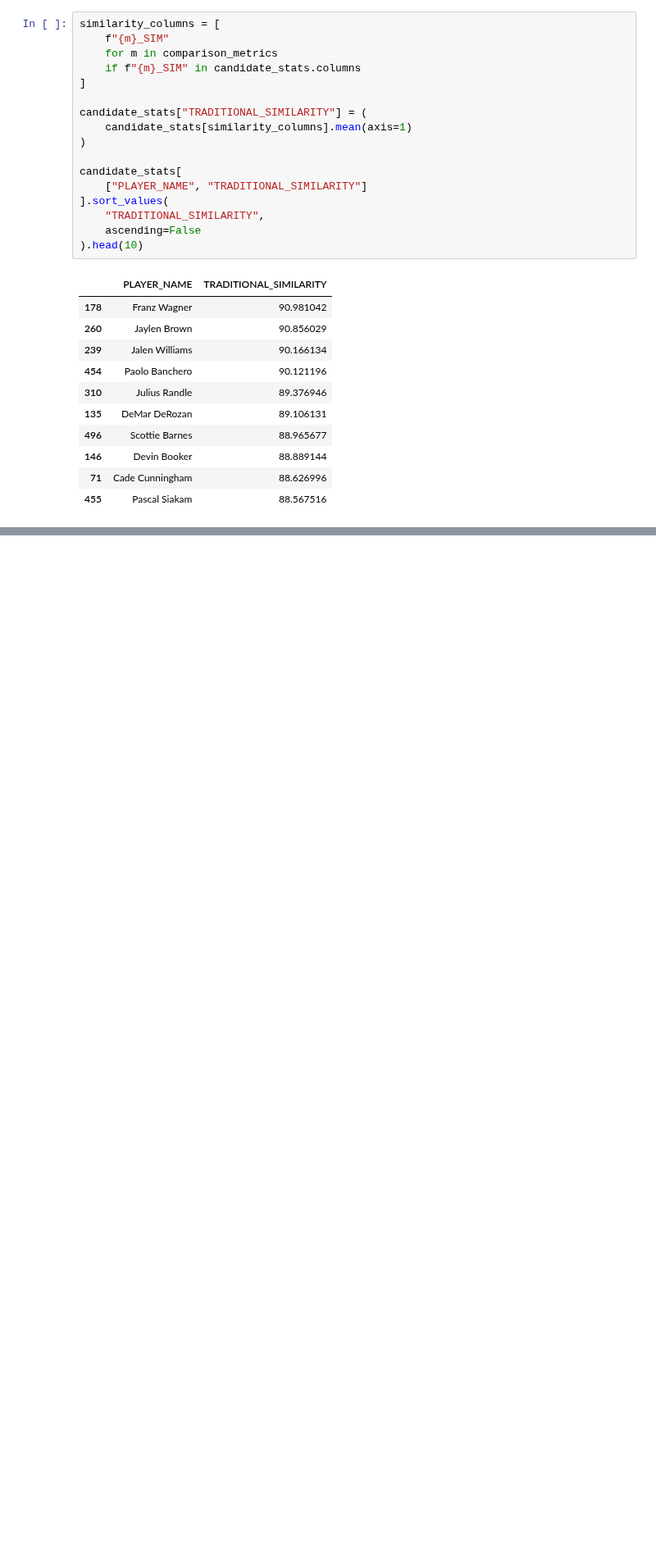
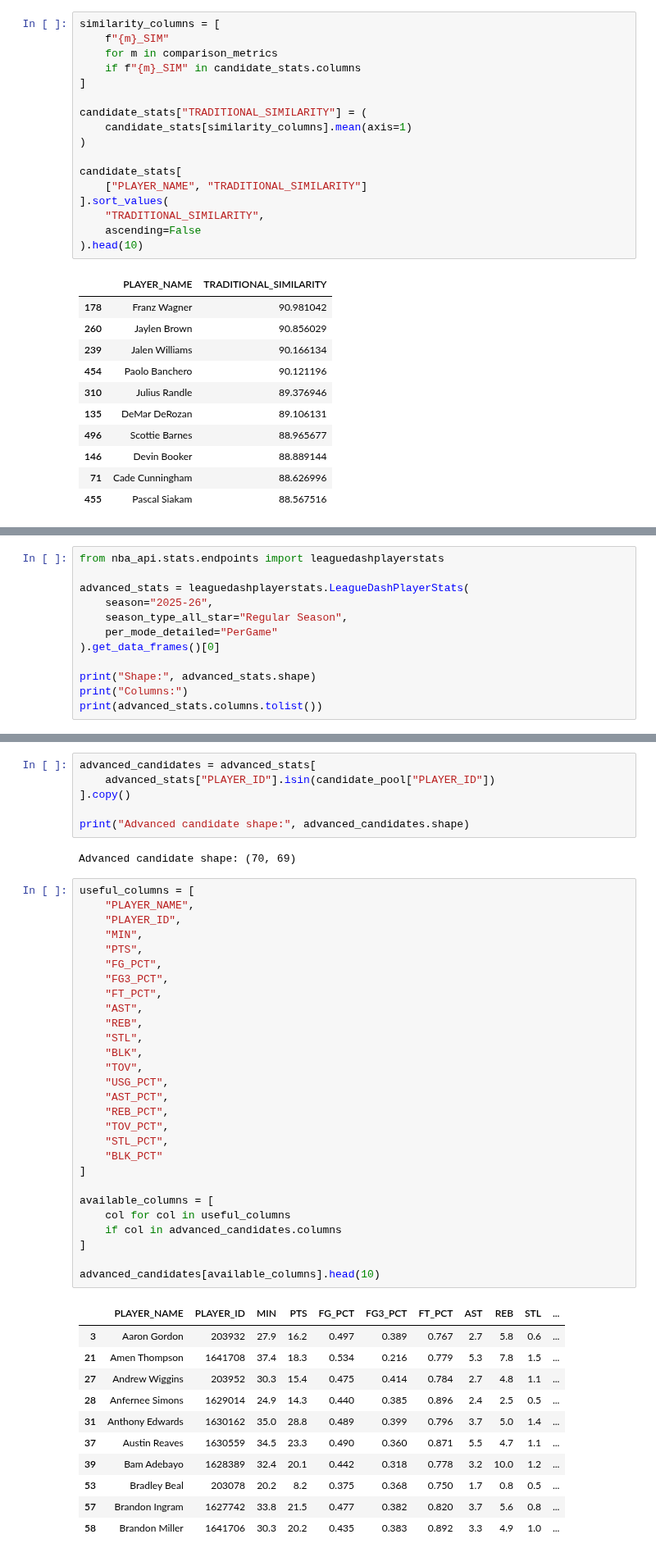
Before and after one commit to bo-aryan/kobe-similarity-analysis, a Jupyter notebook: notebooks/day03_kobe_reference.ipynb, the cells around one changed output, grey strips where cells are left out. Shown at 82% size. Saved outputs shown, nothing was run; the diff lists cells and outputs as text; blank space fills up the shorter version.

```diff
--- a/notebooks/day03_kobe_reference.ipynb
+++ b/notebooks/day03_kobe_reference.ipynb
@@ -656,0 +775,12 @@ candidate_stats[
+# %%
+from nba_api.stats.endpoints import leaguedashplayerstats
+
+advanced_stats = leaguedashplayerstats.LeagueDashPlayerStats(
+    season="2025-26",
+    season_type_all_star="Regular Season",
+    per_mode_detailed="PerGame"
+).get_data_frames()[0]
+
+print("Shape:", advanced_stats.shape)
+print("Columns:")
+print(advanced_stats.columns.tolist())
@@ -656,0 +791,48 @@ candidate_stats[
+# %%
+advanced_candidates = advanced_stats[
+    advanced_stats["PLAYER_ID"].isin(candidate_pool["PLAYER_ID"])
+].copy()
+
+print("Advanced candidate shape:", advanced_candidates.shape)
+# %% [output]
+Advanced candidate shape: (70, 69)
+# %%
+useful_columns = [
+    "PLAYER_NAME",
+    "PLAYER_ID",
+    "MIN",
+    "PTS",
+    "FG_PCT",
+    "FG3_PCT",
+    "FT_PCT",
+    "AST",
+    "REB",
+    "STL",
+    "BLK",
+    "TOV",
+    "USG_PCT",
+    "AST_PCT",
+    "REB_PCT",
+    "TOV_PCT",
+    "STL_PCT",
+    "BLK_PCT"
+]
+
+available_columns = [
+    col for col in useful_columns
+    if col in advanced_candidates.columns
+]
+
+advanced_candidates[available_columns].head(10)
+# %% [output]
+|  | PLAYER_NAME | PLAYER_ID | MIN | PTS | FG_PCT | FG3_PCT | FT_PCT | AST | REB | STL | ... |
+| 3 | Aaron Gordon | 203932 | 27.9 | 16.2 | 0.497 | 0.389 | 0.767 | 2.7 | 5.8 | 0.6 | ... |
+| 21 | Amen Thompson | 1641708 | 37.4 | 18.3 | 0.534 | 0.216 | 0.779 | 5.3 | 7.8 | 1.5 | ... |
+| 27 | Andrew Wiggins | 203952 | 30.3 | 15.4 | 0.475 | 0.414 | 0.784 | 2.7 | 4.8 | 1.1 | ... |
+| 28 | Anfernee Simons | 1629014 | 24.9 | 14.3 | 0.440 | 0.385 | 0.896 | 2.4 | 2.5 | 0.5 | ... |
+| 31 | Anthony Edwards | 1630162 | 35.0 | 28.8 | 0.489 | 0.399 | 0.796 | 3.7 | 5.0 | 1.4 | ... |
+| 37 | Austin Reaves | 1630559 | 34.5 | 23.3 | 0.490 | 0.360 | 0.871 | 5.5 | 4.7 | 1.1 | ... |
+| 39 | Bam Adebayo | 1628389 | 32.4 | 20.1 | 0.442 | 0.318 | 0.778 | 3.2 | 10.0 | 1.2 | ... |
+| 53 | Bradley Beal | 203078 | 20.2 | 8.2 | 0.375 | 0.368 | 0.750 | 1.7 | 0.8 | 0.5 | ... |
+| 57 | Brandon Ingram | 1627742 | 33.8 | 21.5 | 0.477 | 0.382 | 0.820 | 3.7 | 5.6 | 0.8 | ... |
+| 58 | Brandon Miller | 1641706 | 30.3 | 20.2 | 0.435 | 0.383 | 0.892 | 3.3 | 4.9 | 1.0 | ... |
```
Also changed, not shown: parts of 50 cells of this notebook, 2 other files.
